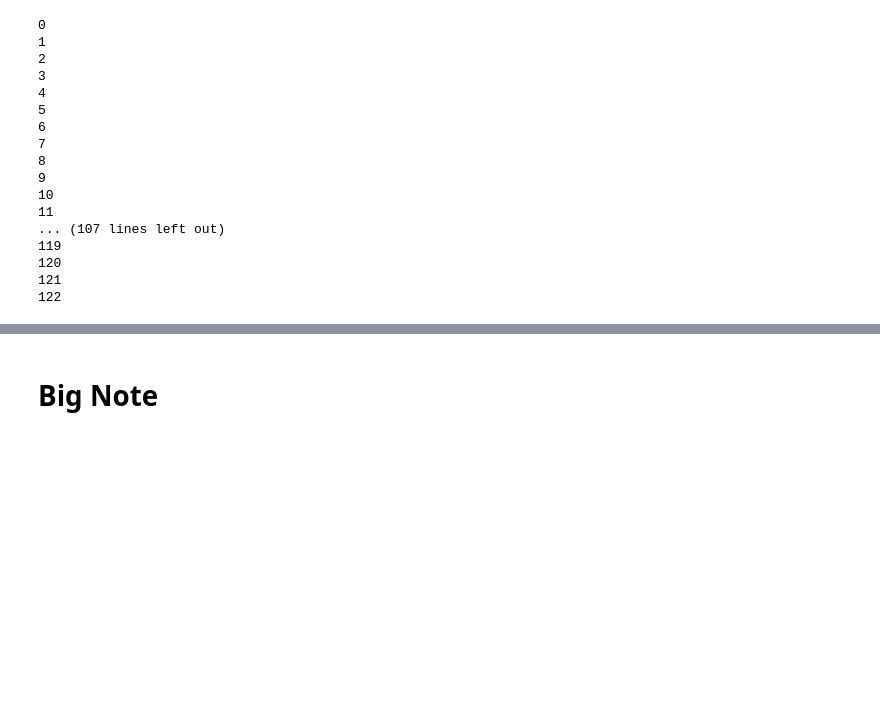
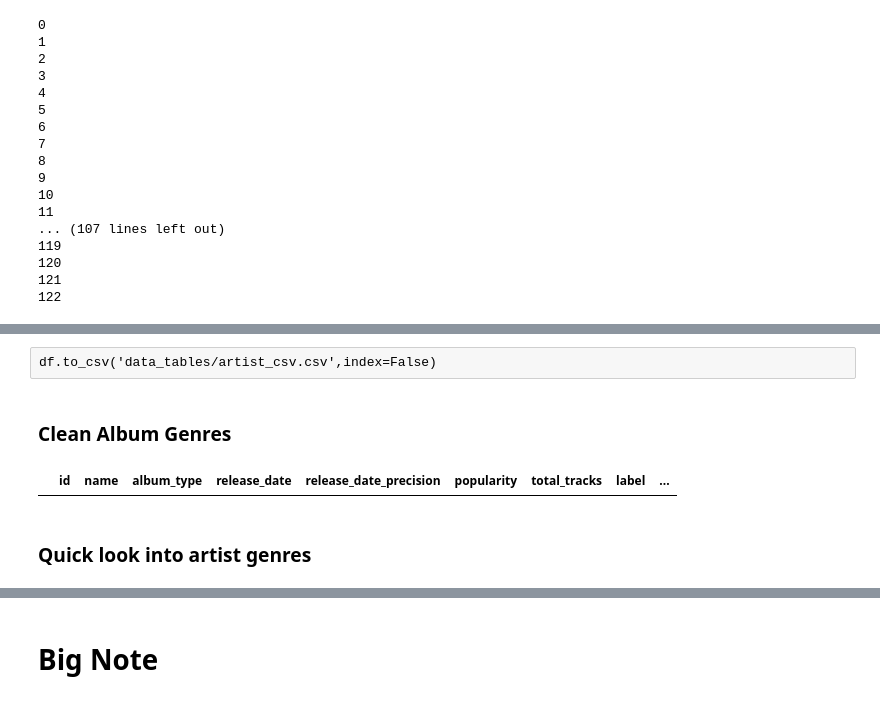
Before and after one commit to spryger-zz/explore_spotify, a Jupyter notebook: spotify_data_analysis.ipynb, the cells around one changed output, grey strips where cells are left out. Cells and saved outputs as stored; diff of their text form; code cells hidden in the pictures; blank space fills up the shorter version.

```diff
--- a/spotify_data_analysis.ipynb
+++ b/spotify_data_analysis.ipynb
@@ -565,0 +620,4 @@ album_df.to_csv('data_tables/album_table_{}.csv'.format(iteration))
+# %% [raw]
+df.to_csv('data_tables/artist_csv.csv',index=False)
+# %% [markdown]
+### Clean Album Genres
@@ -565,0 +630,43 @@ album_df.to_csv('data_tables/album_table_{}.csv'.format(iteration))
+# %%
+# how many genres per artist?
+# most popular genre
+
+genre_list = []
+first_genre_list = []
+genres_per_album = []
+max_genre_length = 0
+album_list = []
+
+for j in albums['albums']:
+    i = j.copy()
+    # quick data to describe the distribution of genres
+    genre_list.extend(i['genres'])
+    if len(i['genres']) > 0:
+        first_genre_list.append(i['genres'][0])
+    if len(i['genres']) > max_genre_length:
+        max_genre_length = len(i['genres'])
+    genres_per_album.append(len(i['genres']))
+
+    # collect the total number of genres for each artist
+    i['genre_count'] = len(i['genres'])
+
+    # create fields for the top 5 genres
+    if len(i['genres']) > 4:
+        i['genre_5'] = i['genres'][4]
+    if len(i['genres']) > 3:
+        i['genre_4'] = i['genres'][3]
+    if len(i['genres']) > 2:
+        i['genre_3'] = i['genres'][2]
+    if len(i['genres']) > 1:
+        i['genre_2'] = i['genres'][1]
+    if len(i['genres']) > 0:
+        i['genre_1'] = i['genres'][0]
+
+    # delete the full list of genres because it's unweildy
+    del i['genres']
+
+    # create the list that will populate the dataframe.
+    album_list.append(i)
+
+df_album = pd.DataFrame(data=album_list)
+#df_album = df_album[['id','name','popularity','followers','genre_count','genre_1','genre_2','genre_3','genre_4','genre_5']]
@@ -565,0 +675,6 @@ album_df.to_csv('data_tables/album_table_{}.csv'.format(iteration))
+# %%
+df_album[df_album['genre_count']>0]
+# %% [output]
+|  | id | name | album_type | release_date | release_date_precision | popularity | total_tracks | label | ... |
+# %% [markdown]
+### Quick look into artist genres
```
Also changed, not shown: parts of 38 cells of this notebook.
